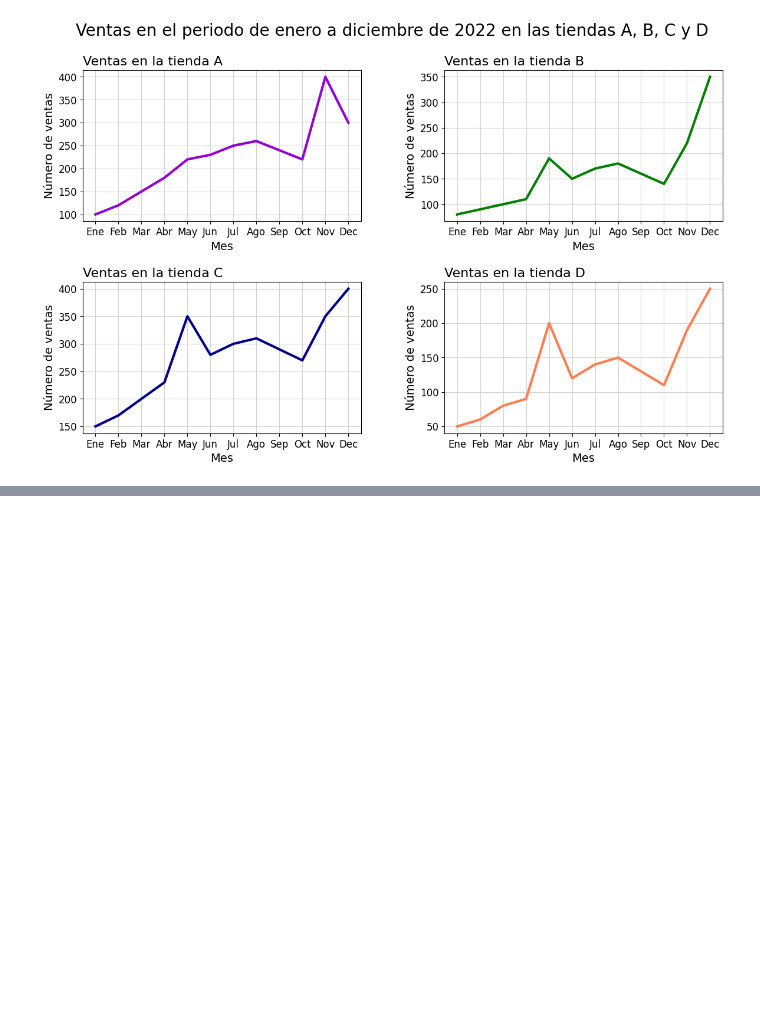
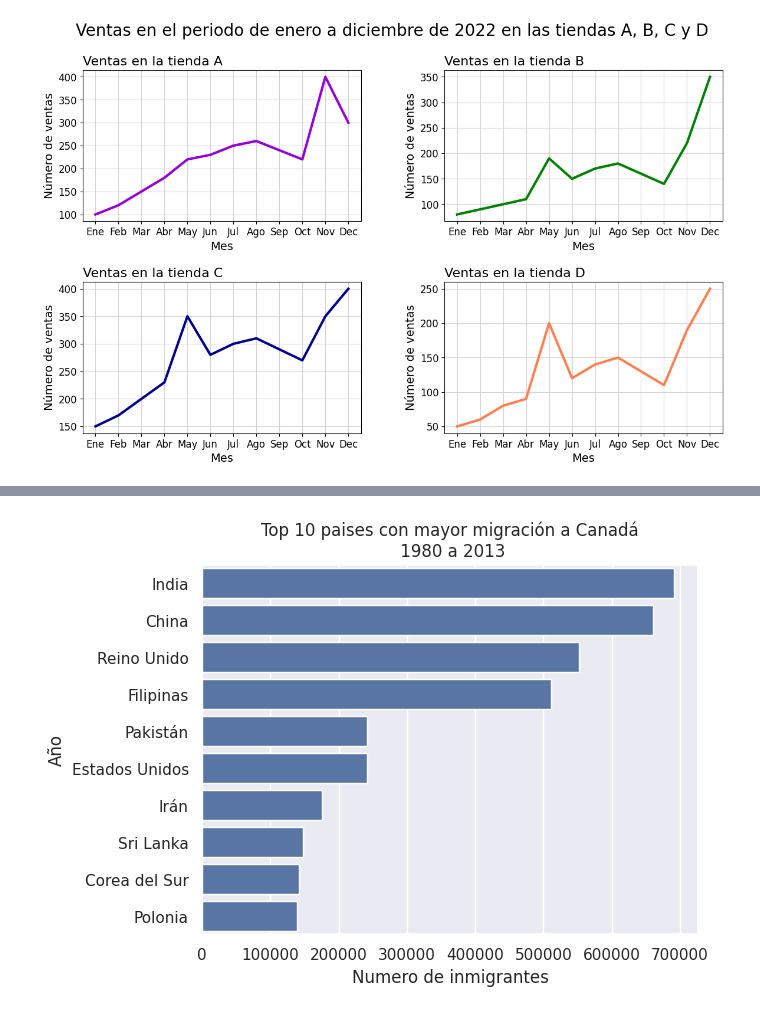
Before and after one commit to Monica-Restrepo/clases-programacion, a Jupyter notebook: Visualizacion_datos_python.ipynb, the cells around one changed output, grey strips where cells are left out. Cells and saved outputs as stored; diff of their text form; code cells hidden in the pictures; blank space fills up the shorter version.

```diff
--- a/Visualizacion_datos_python.ipynb
+++ b/Visualizacion_datos_python.ipynb
@@ -663,0 +670,9 @@ plt.show()
+# %%
+# vamos a configurar un tema para que todas las gráficas lo tengan
+
+sns.set_theme()
+# %%
+# ver los datos historicos de Canadá
+
+top_10 = df.sort_values('Total', ascending=False).head(10)
+top_10
@@ -663,0 +693,8 @@ plt.show()
+# %%
+ax = sns.barplot(data=top_10, x='Total', y=top_10.index)
+ax.set(title='Top 10 paises con mayor migración a Canadá\n 1980 a 2013',
+       xlabel='Numero de inmigrantes',
+       ylabel='Año')
+plt.show()
+# %% [output]
+[figure, added]
```
Also changed, not shown: parts of 5 cells of this notebook.
